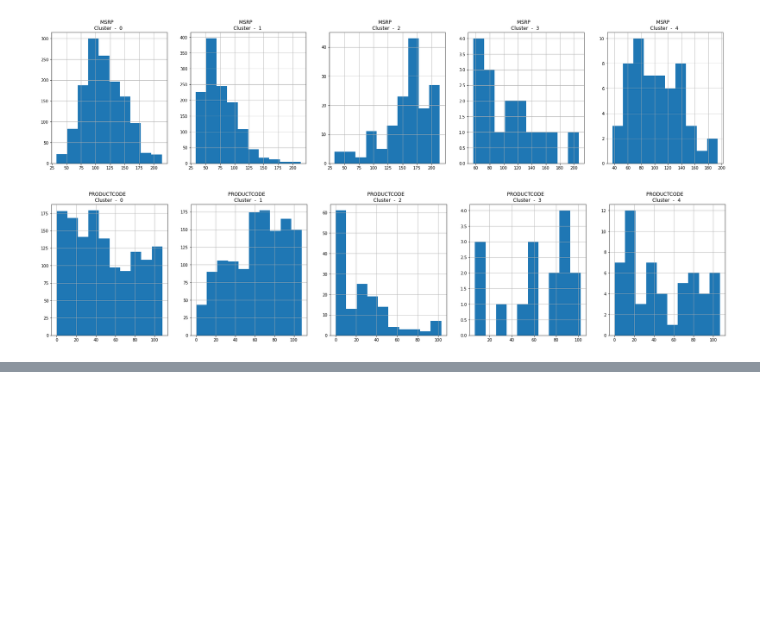
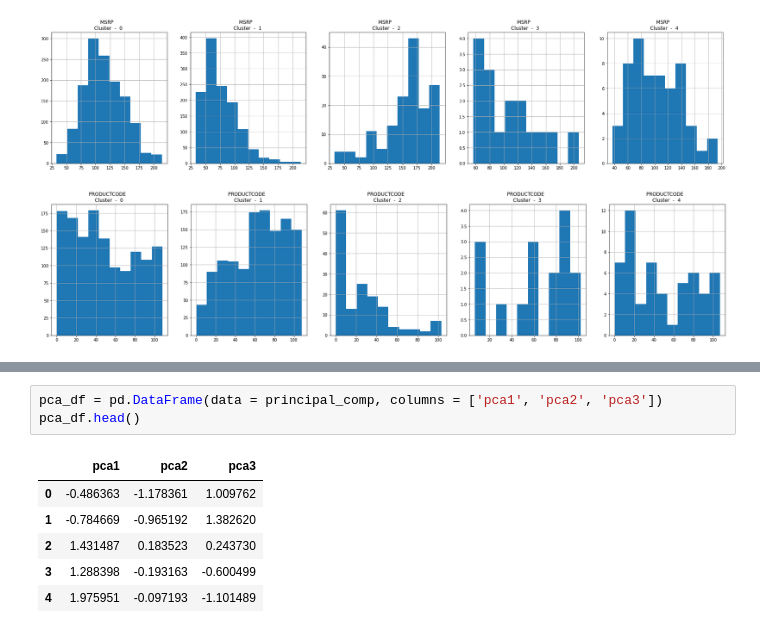
Before and after one commit to sergioarnold87/Marketing-Inteligencia_Artificial, a Jupyter notebook: Marketing_I_A.ipynb, the cells around one changed output, grey strips where cells are left out. Cells and saved outputs as stored; diff of their text form; blank space fills up the shorter version.

```diff
--- a/Marketing_I_A.ipynb
+++ b/Marketing_I_A.ipynb
@@ -662,0 +680,10 @@ for i in sales_df.columns[:8]:
+# %%
+pca_df = pd.DataFrame(data = principal_comp, columns = ['pca1', 'pca2', 'pca3'])
+pca_df.head()
+# %% [output]
+|  | pca1 | pca2 | pca3 |
+| 0 | -0.486363 | -1.178361 | 1.009762 |
+| 1 | -0.784669 | -0.965192 | 1.382620 |
+| 2 | 1.431487 | 0.183523 | 0.243730 |
+| 3 | 1.288398 | -0.193163 | -0.600499 |
+| 4 | 1.975951 | -0.097193 | -1.101489 |
```
Also changed, not shown: parts of 14 cells of this notebook.
